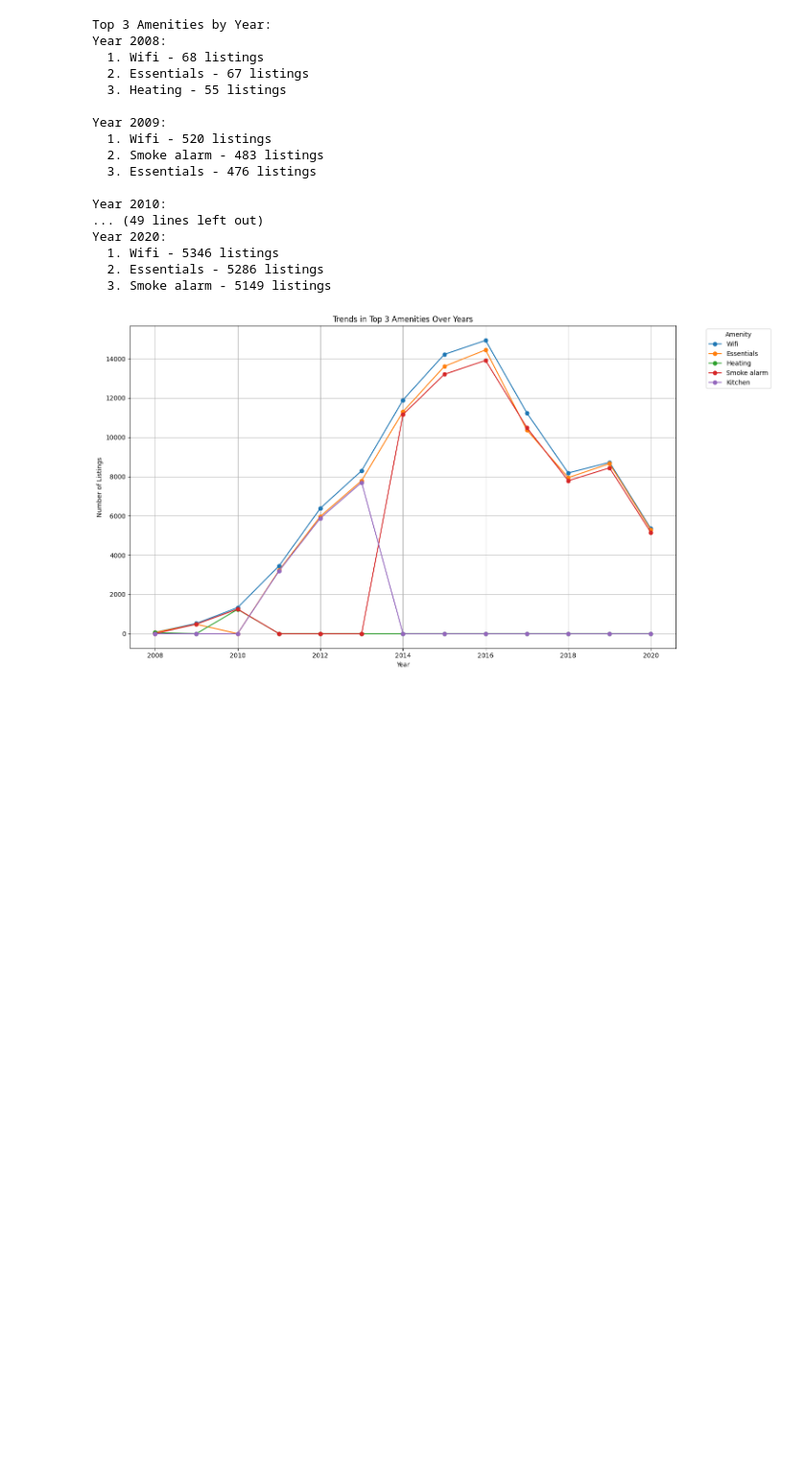
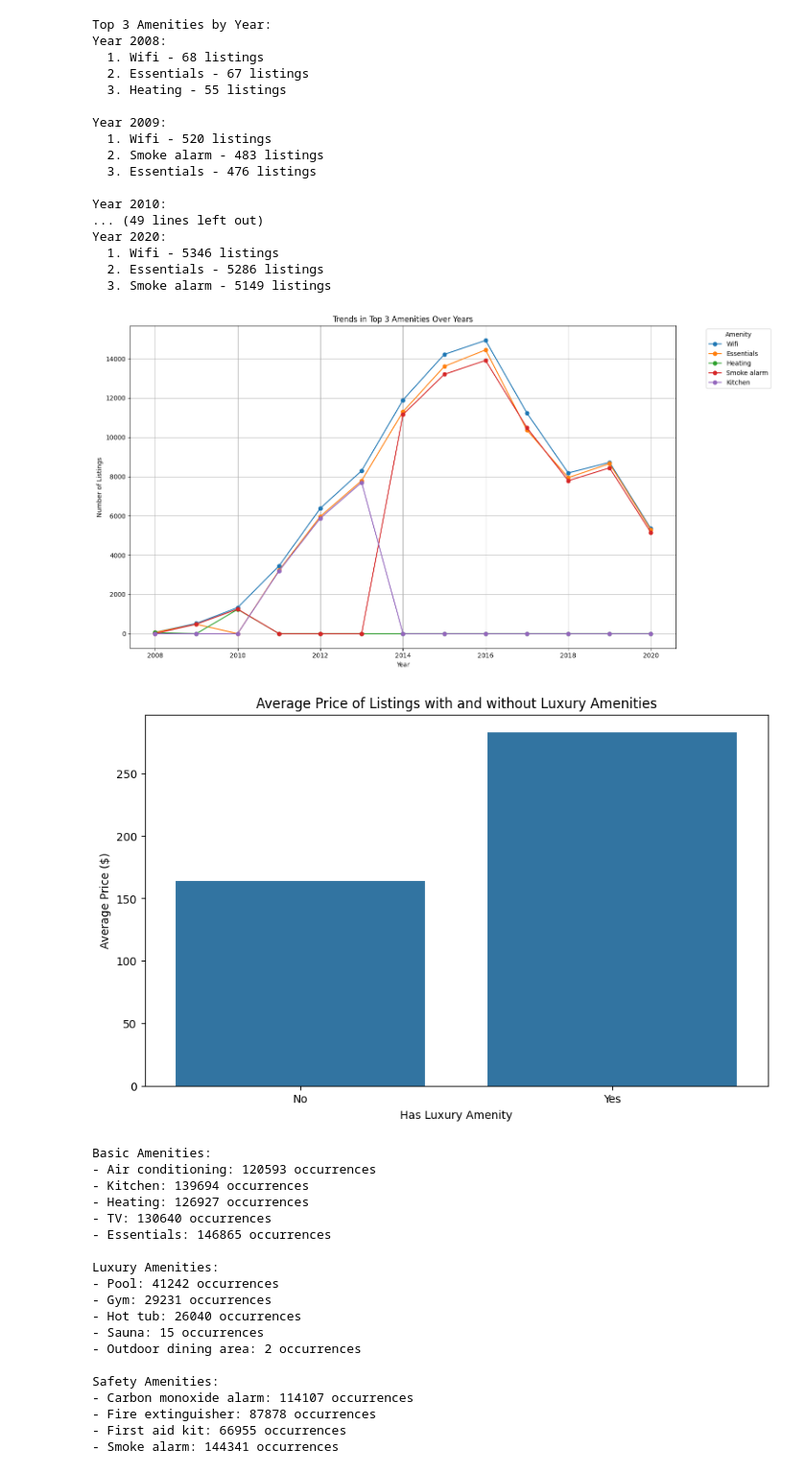
Before and after one commit to hmk81996/data_class_project_1, a Jupyter notebook: airbnb_cost_growth_exploration.ipynb, the cells around one changed output. Shown at 96% size. Cells and saved outputs as stored; diff of their text form; code cells hidden in the pictures; blank space fills up the shorter version.

Commit message:
Grouped amenities and showed luxury effects on price

```diff
--- a/airbnb_cost_growth_exploration.ipynb
+++ b/airbnb_cost_growth_exploration.ipynb
@@ -202,3 +202,76 @@ Year 2020:
   2. Essentials - 5286 listings
   3. Smoke alarm - 5149 listings
 [figure]
+# %%
+# Import necessary libraries
+import pandas as pd
+from collections import Counter
+import matplotlib.pyplot as plt
+import seaborn as sns
+
+# Load the data
+file_path = 'Resources/air bnb csv with edits.csv'
+data = pd.read_csv(file_path)
+
+# Extract amenities and clean the data
+data['amenities'] = data['amenities'].apply(lambda x: x.strip('[]').replace('"', '').split(', '))
+amenities_list = [amenity for sublist in data['amenities'] for amenity in sublist]
+
+# Count the frequency of each amenity
+amenities_count = Counter(amenities_list)
+
+# Grouping amenities into categories
+basic_amenities = ['WiFi', 'Kitchen', 'Heating', 'Air conditioning', 'TV', 'Essentials']
+luxury_amenities = ['Hot tub', 'Pool', 'Sauna', 'Gym', 'Jacuzzi', 'Outdoor dining area']
+safety_amenities = ['Smoke alarm', 'Carbon monoxide alarm', 'Fire extinguisher', 'First aid kit']
+
+# Create a dictionary to store categorized amenities
+categorized_amenities = {
+    'Basic': {amenity: count for amenity, count in amenities_count.items() if amenity in basic_amenities},
+    'Luxury': {amenity: count for amenity, count in amenities_count.items() if amenity in luxury_amenities},
+    'Safety': {amenity: count for amenity, count in amenities_count.items() if amenity in safety_amenities}
+}
+
+# Analyze impact of luxury amenities on price
+data['price'] = pd.to_numeric(data['price'].replace('[\$,]', '', regex=True))
+data['has_luxury_amenity'] = data['amenities'].apply(lambda x: any(amenity in luxury_amenities for amenity in x))
+
+# Compare average price of listings with and without luxury amenities
+luxury_price_analysis = data.groupby('has_luxury_amenity')['price'].mean().reset_index()
+
+# Plot the analysis
+plt.figure(figsize=(10, 6))
+sns.barplot(x='has_luxury_amenity', y='price', data=luxury_price_analysis)
+plt.title('Average Price of Listings with and without Luxury Amenities')
+plt.xlabel('Has Luxury Amenity')
+plt.ylabel('Average Price ($)')
+plt.xticks([0, 1], ['No', 'Yes'])
+plt.show()
+
+# Display the categorized amenities
+for category, amenities in categorized_amenities.items():
+    print(f"{category} Amenities:")
+    for amenity, count in amenities.items():
+        print(f"- {amenity}: {count} occurrences")
+    print()
+# %% [output]
+[figure, added]
+Basic Amenities:
+- Air conditioning: 120593 occurrences
+- Kitchen: 139694 occurrences
+- Heating: 126927 occurrences
+- TV: 130640 occurrences
+- Essentials: 146865 occurrences
+
+Luxury Amenities:
+- Pool: 41242 occurrences
+- Gym: 29231 occurrences
+- Hot tub: 26040 occurrences
+- Sauna: 15 occurrences
+- Outdoor dining area: 2 occurrences
+
+Safety Amenities:
+- Carbon monoxide alarm: 114107 occurrences
+- Fire extinguisher: 87878 occurrences
+- First aid kit: 66955 occurrences
+- Smoke alarm: 144341 occurrences
```
